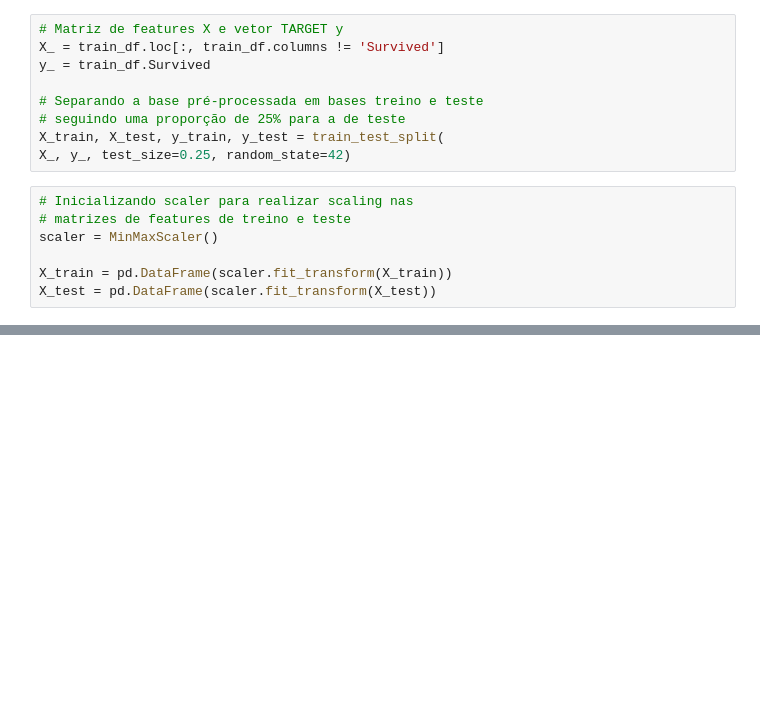
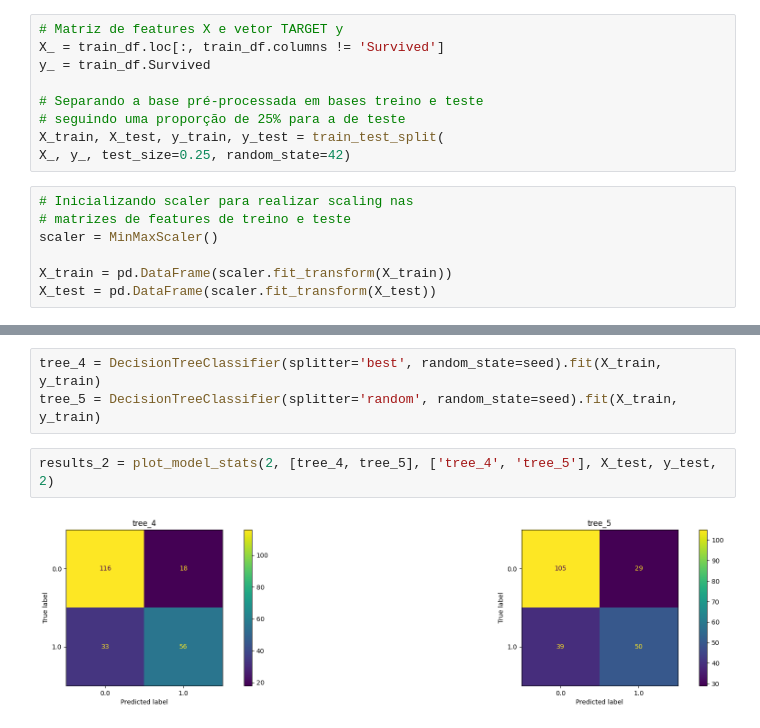
Before and after one commit to mateuseap/decision-tree, a Jupyter notebook: src/dt.ipynb, the cells around one changed output, grey strips where cells are left out. Cells and saved outputs as stored; diff of their text form; blank space fills up the shorter version.

```diff
--- a/src/dt.ipynb
+++ b/src/dt.ipynb
@@ -199,0 +307,7 @@ print('DecisionTreeClassifier accuracy score: {}'.format(accuracy))
+# %%
+tree_4 = DecisionTreeClassifier(splitter='best', random_state=seed).fit(X_train, y_train)
+tree_5 = DecisionTreeClassifier(splitter='random', random_state=seed).fit(X_train, y_train)
+# %%
+results_2 = plot_model_stats(2, [tree_4, tree_5], ['tree_4', 'tree_5'], X_test, y_test, 2)
+# %% [output]
+[figure, added]
```
Also changed, not shown: parts of 43 cells of this notebook.
